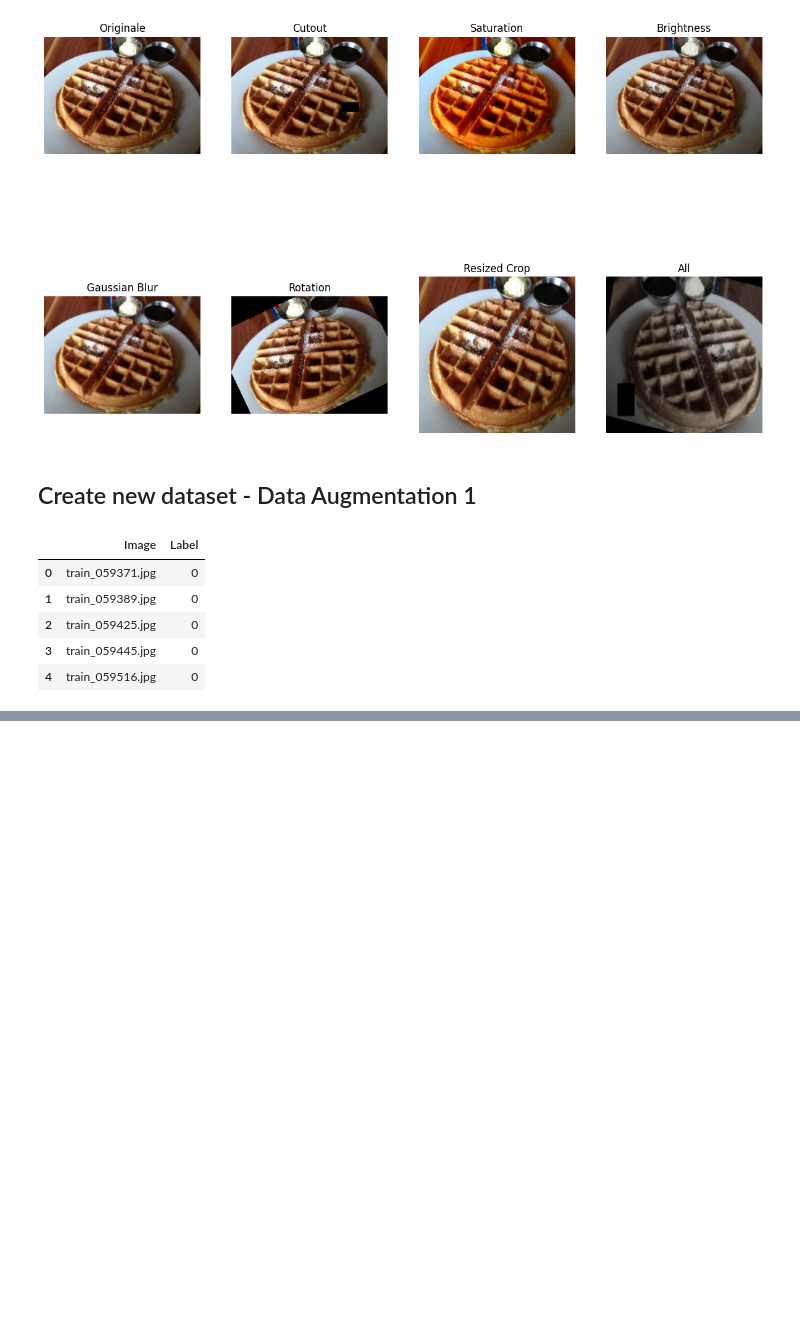
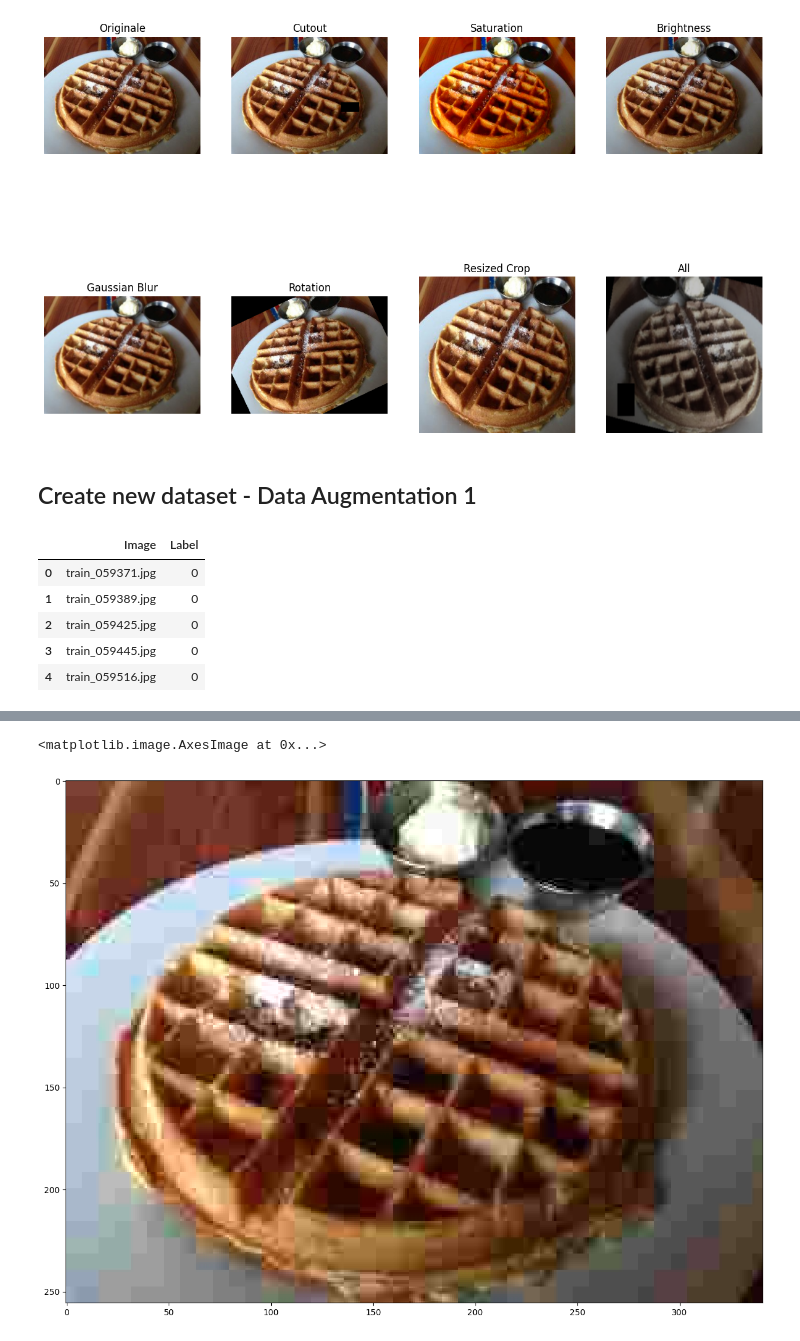
Before and after one commit to TommasoFerrario18/FoodX-251_Classification, a Jupyter notebook: Notebooks/DataAugmentation.ipynb, the cells around one changed output, grey strips where cells are left out. Drawn from its saved outputs; the diff is of its cells as text; code cells hidden in the pictures; blank space fills up the shorter version.

```diff
--- a/Notebooks/DataAugmentation.ipynb
+++ b/Notebooks/DataAugmentation.ipynb
@@ -116,0 +140,22 @@ df_augmented.to_csv(os.path.join("..", "Dataset", "train_augmented.csv"), index=
+# %%
+def add_jpeg_compression(img, quality=50):
+    encode_param = [int(cv2.IMWRITE_JPEG_QUALITY), quality]
+    _, encimg = cv2.imencode(".jpg", img, encode_param)
+    decimg = cv2.imdecode(encimg, 1)
+    return decimg
+# %%
+im_path = os.path.join("..\\Dataset\\train_set", "train_043794.jpg")
+img = cv2.imread(im_path)
+img = cv2.cvtColor(img, cv2.COLOR_BGR2RGB)
+
+img = Image.fromarray(img)
+
+im_salt_pepper = add_salt_and_pepper_RGB(np.array(img), prob=0.2)
+im_gaussian_noise = add_gaussian_noise(np.array(img))
+im_jpeg_compression = add_jpeg_compression(np.array(img), 10)
+# %%
+fig = plt.figure(figsize=(15, 15))
+plt.imshow(im_jpeg_compression)
+# %% [output]
+<matplotlib.image.AxesImage at 0x...>
+[figure, added]
```
Also changed, not shown: parts of 5 cells of this notebook, 1 other file.
